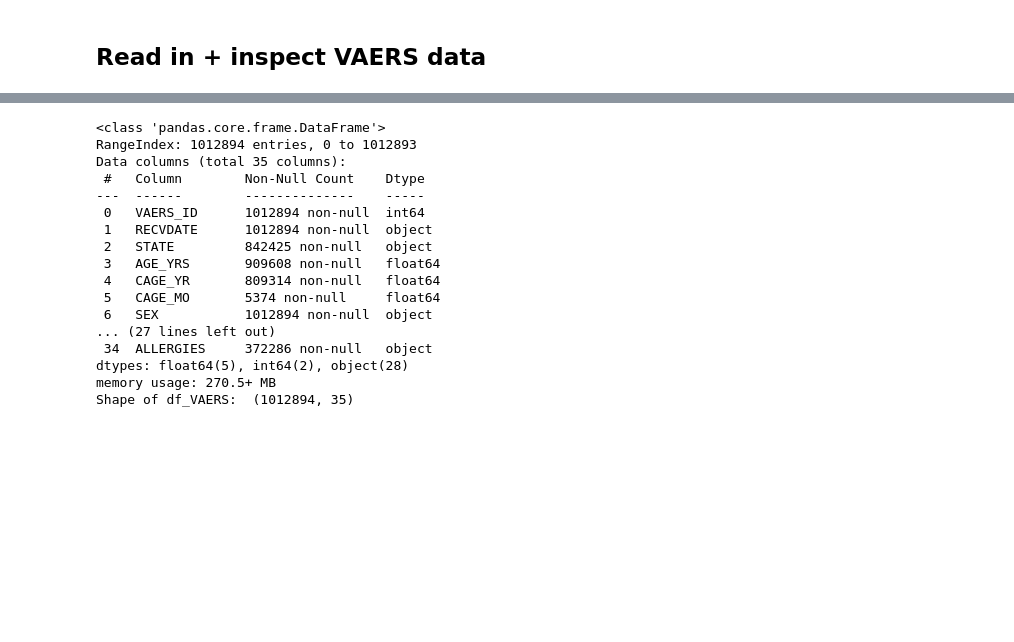
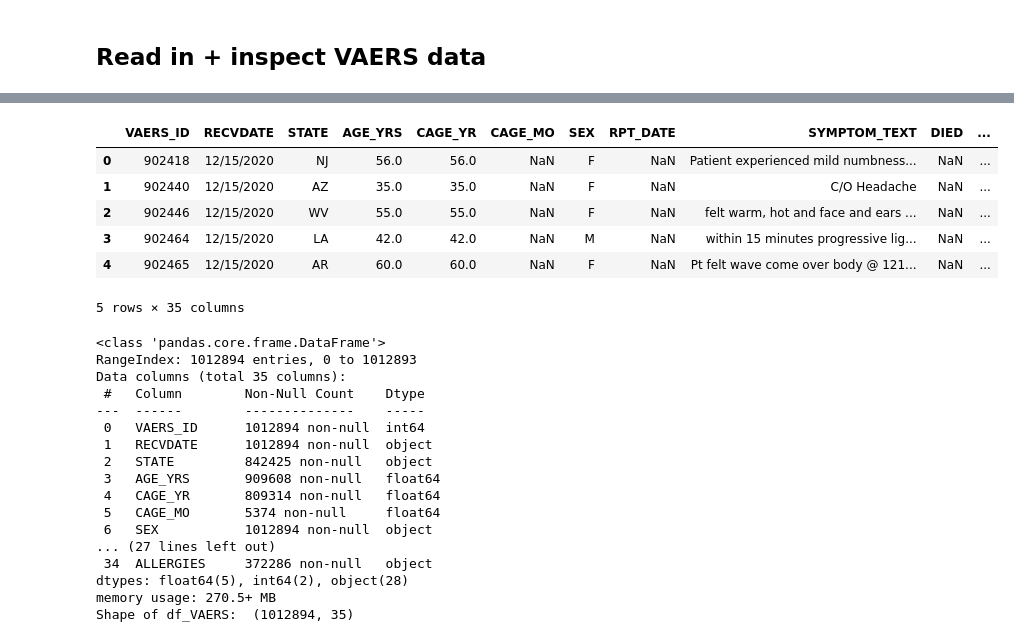
Before and after one commit to uw-msim-imt561-2026/covid-19-vaccine-adverse-reactions, a Jupyter notebook: notebooks/cleaning_VAERS.ipynb, the cells around one changed output, grey strips where cells are left out. Drawn from its saved outputs; the diff is of its cells as text; code cells hidden in the pictures; blank space fills up the shorter version.

Commit message:
Updated with Kagglehub csv download

```diff
--- a/notebooks/cleaning_VAERS.ipynb
+++ b/notebooks/cleaning_VAERS.ipynb
@@ -25,6 +28,13 @@ Path to dataset files: /home/ekmys/.cache/kagglehub/datasets/ayushggarg/covid19-
 # %%
-## ONLY IF CSV FILE IS PRESENT AFTER PULLING KAGGLE DATASET (then uncomment)
 # create dataframe for df_VAERS
-# path_to_VAERS = path + '/VAERSDATA.csv'
-# df_VAERS = pd.read_csv(path_to_VAERS)
-# df_VAERS.head()
+path_to_VAERS = path + '/VAERSDATA.csv'
+df_VAERS = pd.read_csv(path_to_VAERS)
+df_VAERS.head()
+# %% [output]
+|  | VAERS_ID | RECVDATE | STATE | AGE_YRS | CAGE_YR | CAGE_MO | SEX | RPT_DATE | SYMPTOM_TEXT | DIED | ... |
+| 0 | 902418 | 12/15/2020 | NJ | 56.0 | 56.0 | NaN | F | NaN | Patient experienced mild numbness... | NaN | ... |
+| 1 | 902440 | 12/15/2020 | AZ | 35.0 | 35.0 | NaN | F | NaN | C/O Headache | NaN | ... |
+| 2 | 902446 | 12/15/2020 | WV | 55.0 | 55.0 | NaN | F | NaN | felt warm, hot and face and ears ... | NaN | ... |
+| 3 | 902464 | 12/15/2020 | LA | 42.0 | 42.0 | NaN | M | NaN | within 15 minutes progressive lig... | NaN | ... |
+| 4 | 902465 | 12/15/2020 | AR | 60.0 | 60.0 | NaN | F | NaN | Pt felt wave come over body @ 121... | NaN | ... |
+5 rows × 35 columns
```
Also changed, not shown: parts of 3 cells of this notebook.
